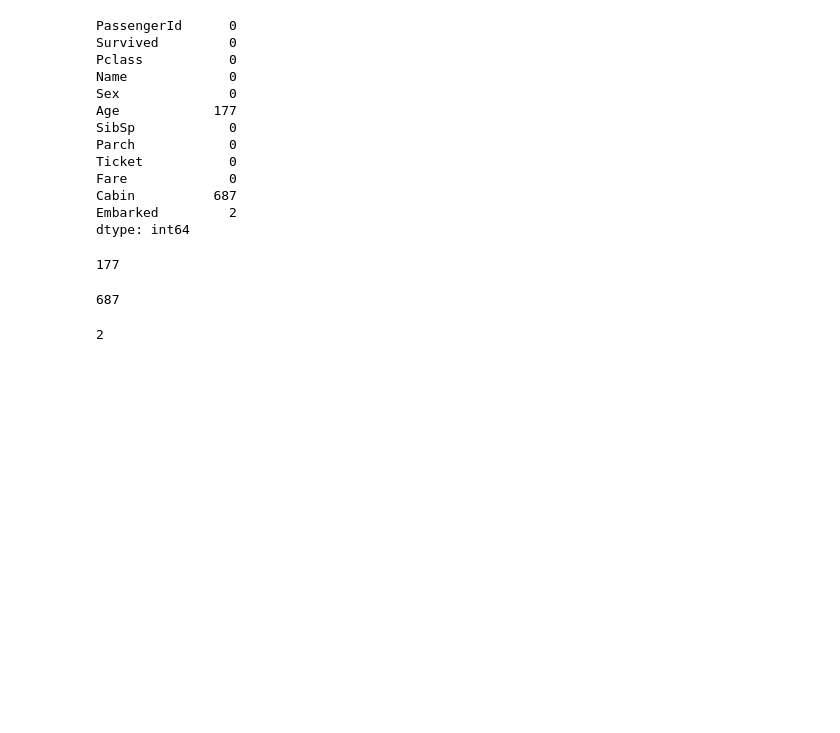
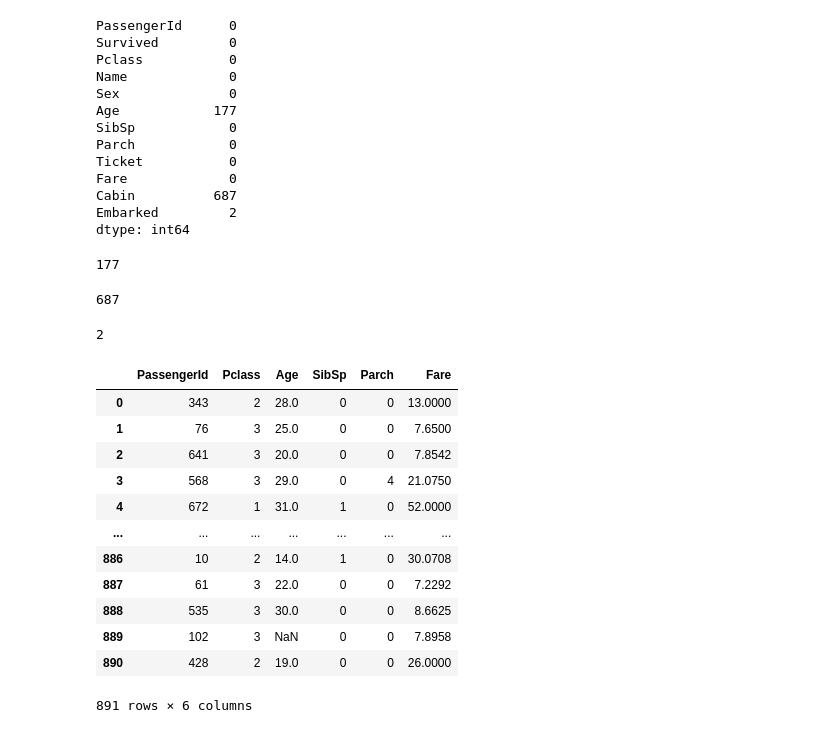
Before and after one commit to Iman-school/titanic-survivors-notebook-alanood1, a Jupyter notebook: Titanic survivor.ipynb, the cells around one changed output. Cells and saved outputs as stored; diff of their text form; code cells hidden in the pictures; blank space fills up the shorter version.

```diff
--- a/Titanic survivor.ipynb
+++ b/Titanic survivor.ipynb
@@ -90,3 +91,25 @@ df['Cabin'].isnull().sum()
 df['Embarked'].isnull().sum()
 # %% [output]
 2
+# %%
+import numpy as np
+#we select numeric columns in the dataframe
+numeric = df.select_dtypes(include=np.number)
+numeric_columns = numeric.columns
+# %%
+#print the numeric columns
+numeric
+# %% [output]
+|  | PassengerId | Pclass | Age | SibSp | Parch | Fare |
+| 0 | 343 | 2 | 28.0 | 0 | 0 | 13.0000 |
+| 1 | 76 | 3 | 25.0 | 0 | 0 | 7.6500 |
+| 2 | 641 | 3 | 20.0 | 0 | 0 | 7.8542 |
+| 3 | 568 | 3 | 29.0 | 0 | 4 | 21.0750 |
+| 4 | 672 | 1 | 31.0 | 1 | 0 | 52.0000 |
+| ... | ... | ... | ... | ... | ... | ... |
+| 886 | 10 | 2 | 14.0 | 1 | 0 | 30.0708 |
+| 887 | 61 | 3 | 22.0 | 0 | 0 | 7.2292 |
+| 888 | 535 | 3 | 30.0 | 0 | 0 | 8.6625 |
+| 889 | 102 | 3 | NaN | 0 | 0 | 7.8958 |
+| 890 | 428 | 2 | 19.0 | 0 | 0 | 26.0000 |
+891 rows × 6 columns
```
Also changed, not shown: parts of 5 cells of this notebook.
